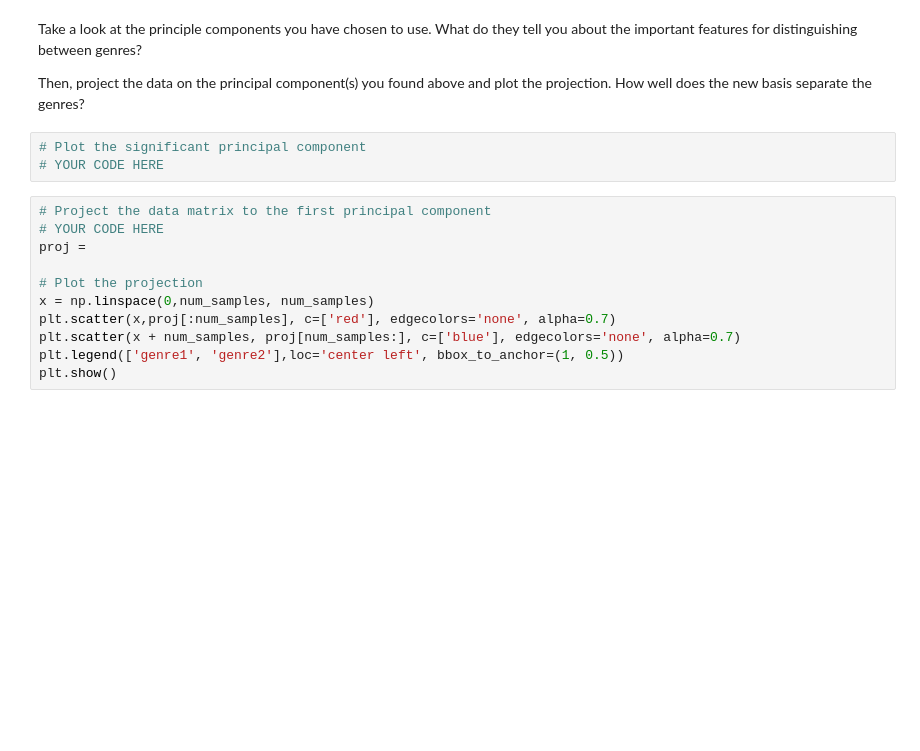
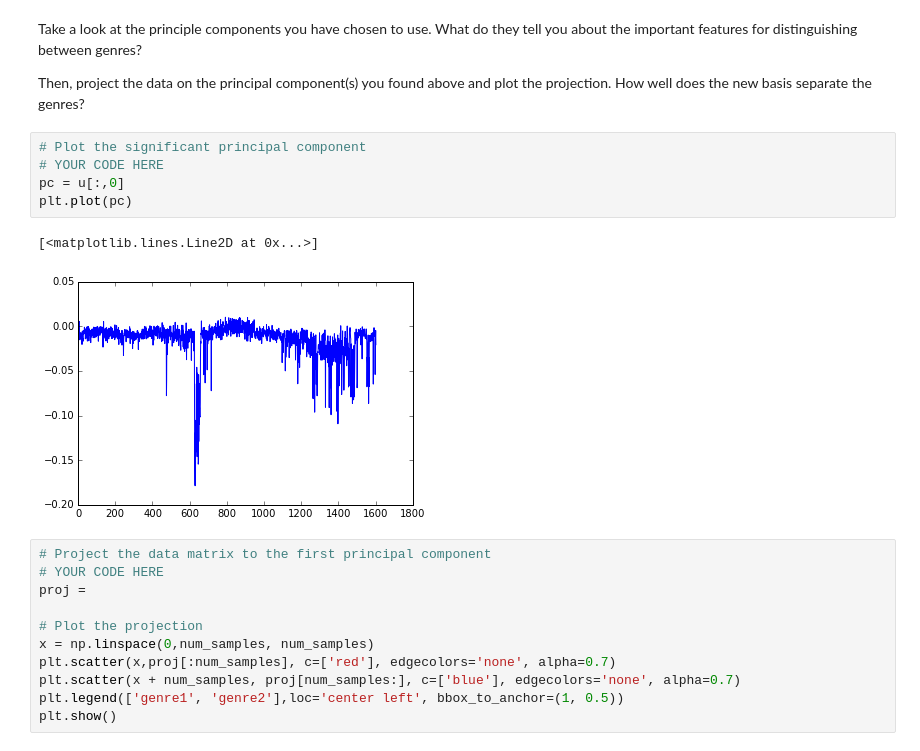
Before and after one commit to phlip9/ee16b-SIXT33N, a Jupyter notebook: SIXT33N-PCA-music.ipynb, the cells around one changed output. Cells and saved outputs as stored; diff of their text form; blank space fills up the shorter version.

```diff
--- a/SIXT33N-PCA-music.ipynb
+++ b/SIXT33N-PCA-music.ipynb
@@ -312,6 +325,11 @@ Then, project the data on the principal component(s) you found above and plot th
 # %%
 # Plot the significant principal component
 # YOUR CODE HERE
+pc = u[:,0]
+plt.plot(pc)
+# %% [output]
+[<matplotlib.lines.Line2D at 0x...>]
+[figure, added]
 # %%
 # Project the data matrix to the first principal component
 # YOUR CODE HERE
```
Also changed, not shown: parts of 7 cells of this notebook.
